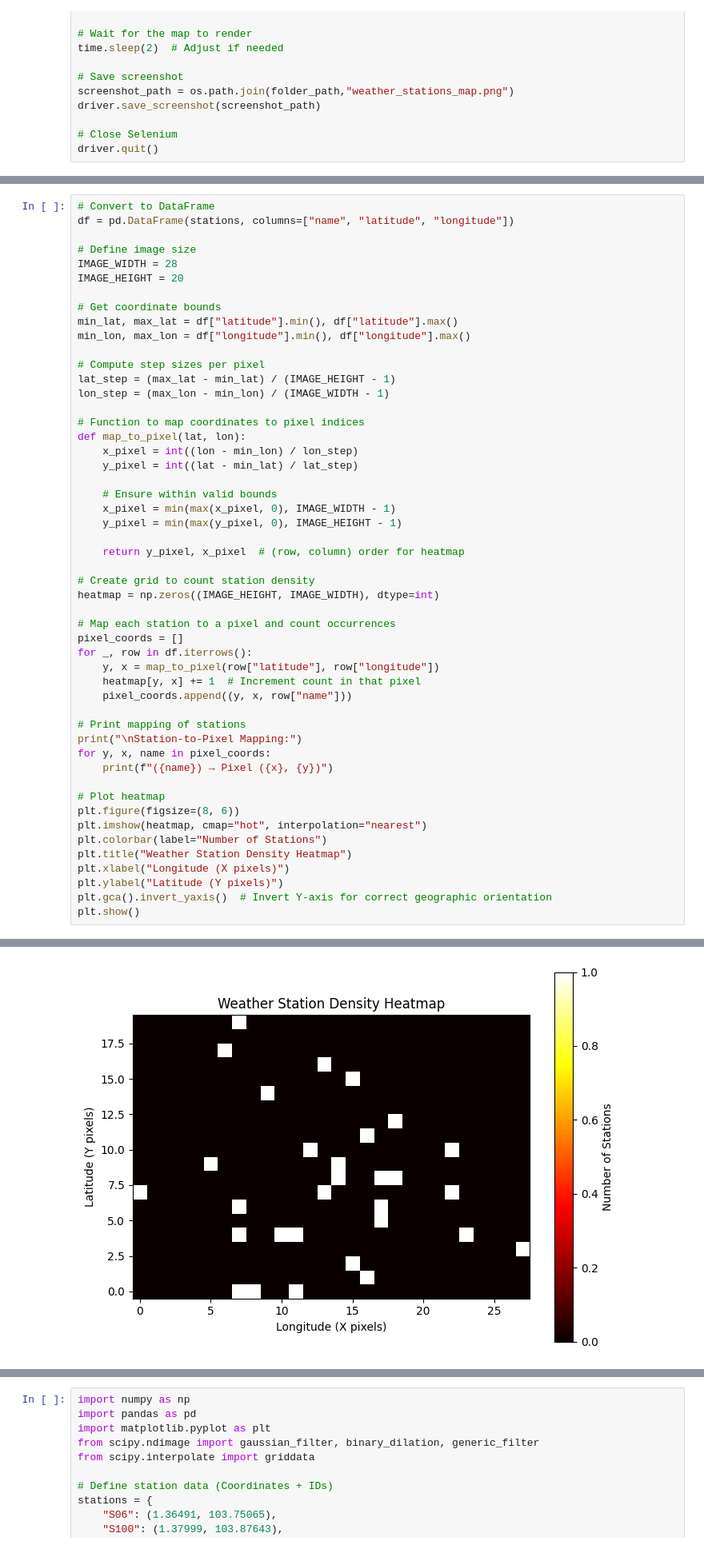
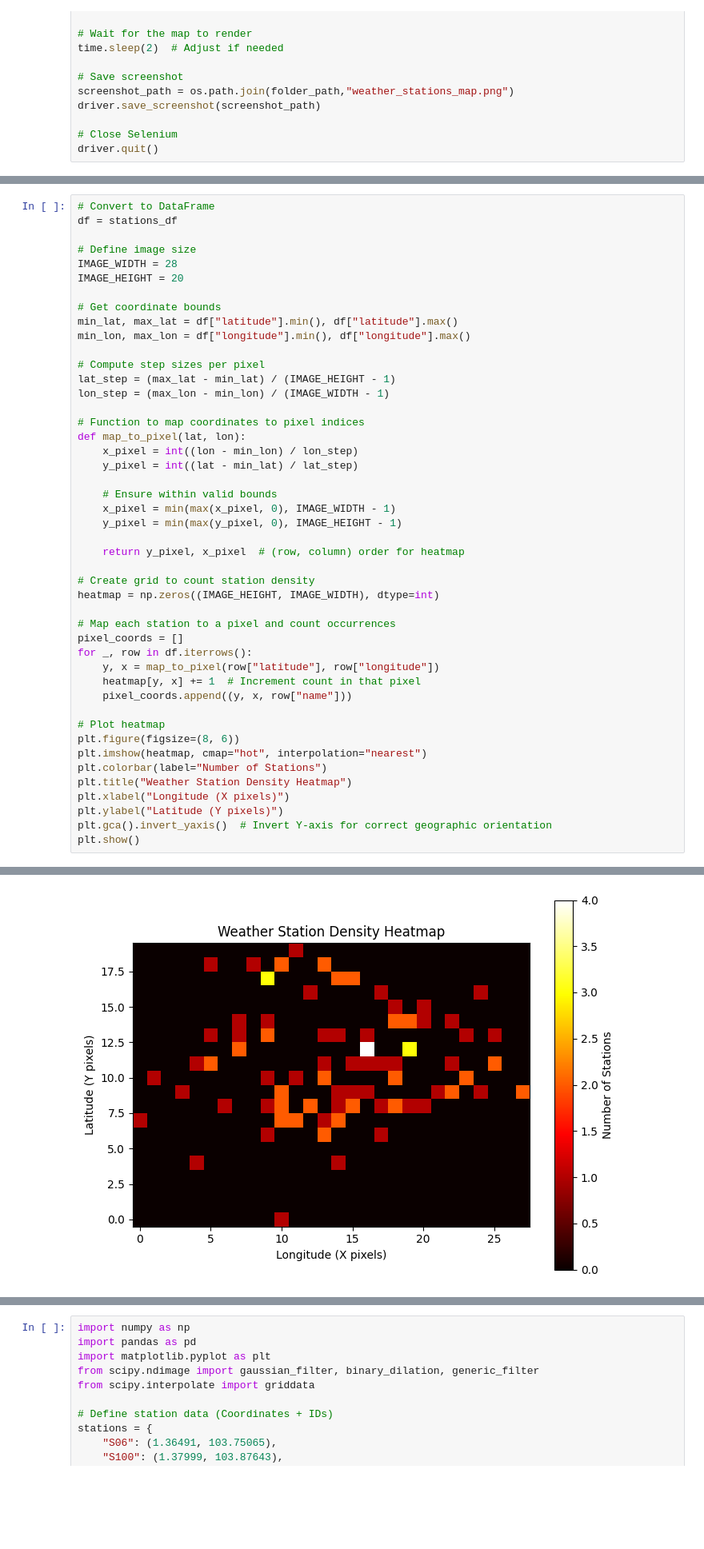
Before and after one commit to TomPiccio/Lightning_Risk_Prediction, a Jupyter notebook: notebooks/station_map_visualization.ipynb, the cells around one changed output, grey strips where cells are left out. Shown at 80% size. Cells and saved outputs as stored; diff of their text form; blank space fills up the shorter version.

```diff
--- a/notebooks/station_map_visualization.ipynb
+++ b/notebooks/station_map_visualization.ipynb
@@ -73,6 +73,6 @@ display(img)
 # %%
 # Convert to DataFrame
-df = pd.DataFrame(stations, columns=["name", "latitude", "longitude"])
+df = stations_df
 
 # Define image size
 IMAGE_WIDTH = 28
@@ -107,11 +107,6 @@ for _, row in df.iterrows():
     heatmap[y, x] += 1  # Increment count in that pixel
     pixel_coords.append((y, x, row["name"]))
 
-# Print mapping of stations
-print("\nStation-to-Pixel Mapping:")
-for y, x, name in pixel_coords:
-    print(f"({name}) → Pixel ({x}, {y})")
-
 # Plot heatmap
 plt.figure(figsize=(8, 6))
 plt.imshow(heatmap, cmap="hot", interpolation="nearest")
@@ -142 +120 @@ Station-to-Pixel Mapping:
-[figure, old version]
+[figure, new version]
```
Also changed, not shown: parts of 7 cells of this notebook, 18 other files.
